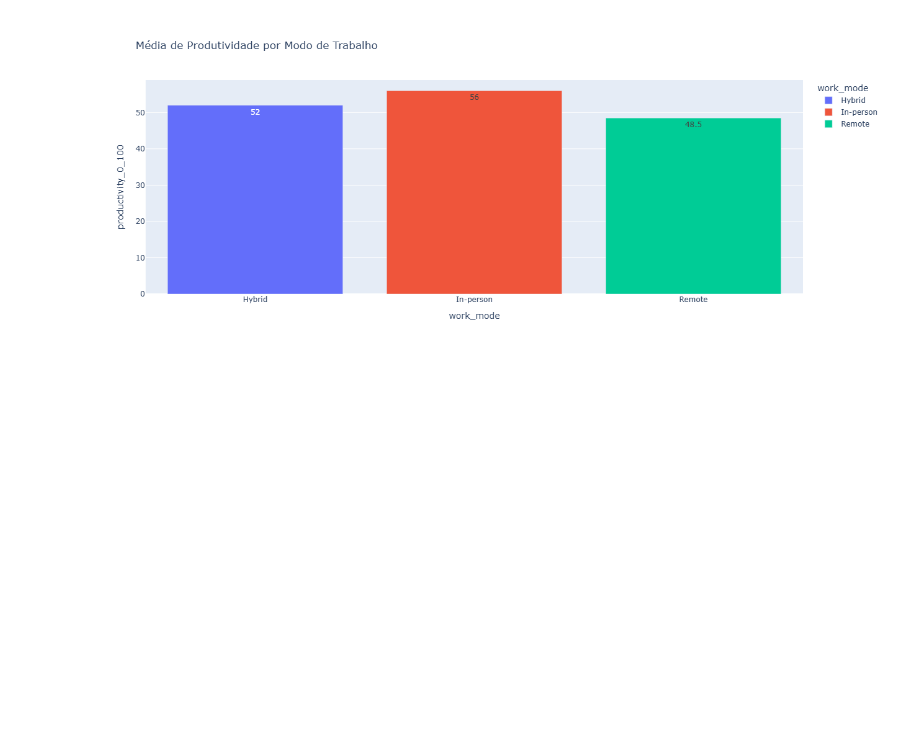
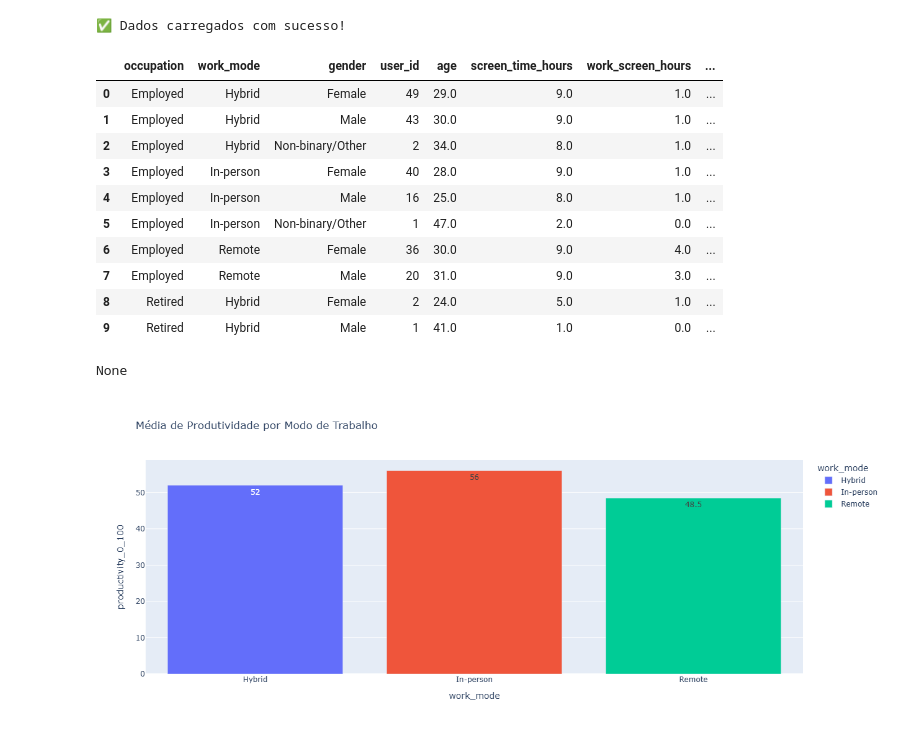
Before and after one commit to karenQuiroga88/python_cases, a Jupyter notebook: CaseWellnessConsolidado.ipynb, the cells around one changed output. Cells and saved outputs as stored; diff of their text form; code cells hidden in the pictures; blank space fills up the shorter version.

```diff
--- a/CaseWellnessConsolidado.ipynb
+++ b/CaseWellnessConsolidado.ipynb
@@ -27,3 +58,22 @@ Drive already mounted at /content/drive; to attempt to forcibly remount, call dr
+# %%
+### métricas consolidadas, arquivo tratado na v1.
+df = pd.read_csv(caminhoCompleto01)
+print("✅ Dados carregados com sucesso!")
+print(display(df.head(10)))
+# %% [output]
+✅ Dados carregados com sucesso!
+|  | occupation | work_mode | gender | user_id | age | screen_time_hours | work_screen_hours | ... |
+| 0 | Employed | Hybrid | Female | 49 | 29.0 | 9.0 | 1.0 | ... |
+| 1 | Employed | Hybrid | Male | 43 | 30.0 | 9.0 | 1.0 | ... |
+| 2 | Employed | Hybrid | Non-binary/Other | 2 | 34.0 | 8.0 | 1.0 | ... |
+| 3 | Employed | In-person | Female | 40 | 28.0 | 9.0 | 1.0 | ... |
+| 4 | Employed | In-person | Male | 16 | 25.0 | 8.0 | 1.0 | ... |
+| 5 | Employed | In-person | Non-binary/Other | 1 | 47.0 | 2.0 | 0.0 | ... |
+| 6 | Employed | Remote | Female | 36 | 30.0 | 9.0 | 4.0 | ... |
+| 7 | Employed | Remote | Male | 20 | 31.0 | 9.0 | 3.0 | ... |
+| 8 | Retired | Hybrid | Female | 2 | 24.0 | 5.0 | 1.0 | ... |
+| 9 | Retired | Hybrid | Male | 1 | 41.0 | 1.0 | 0.0 | ... |
+None
 # %%
 # --- 4. Cálculo da média de produtividade ---
 mediaProdutividade = (
```
Also changed, not shown: parts of 5 cells of this notebook.
